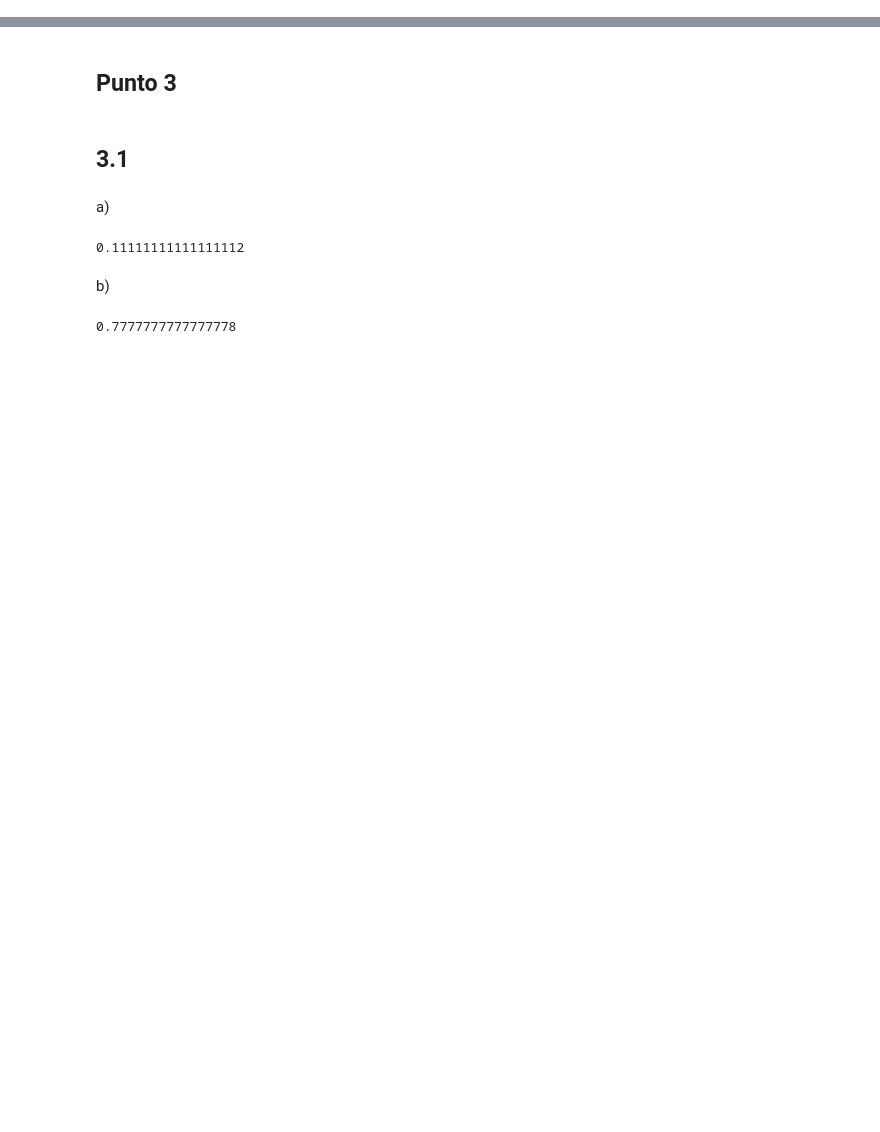
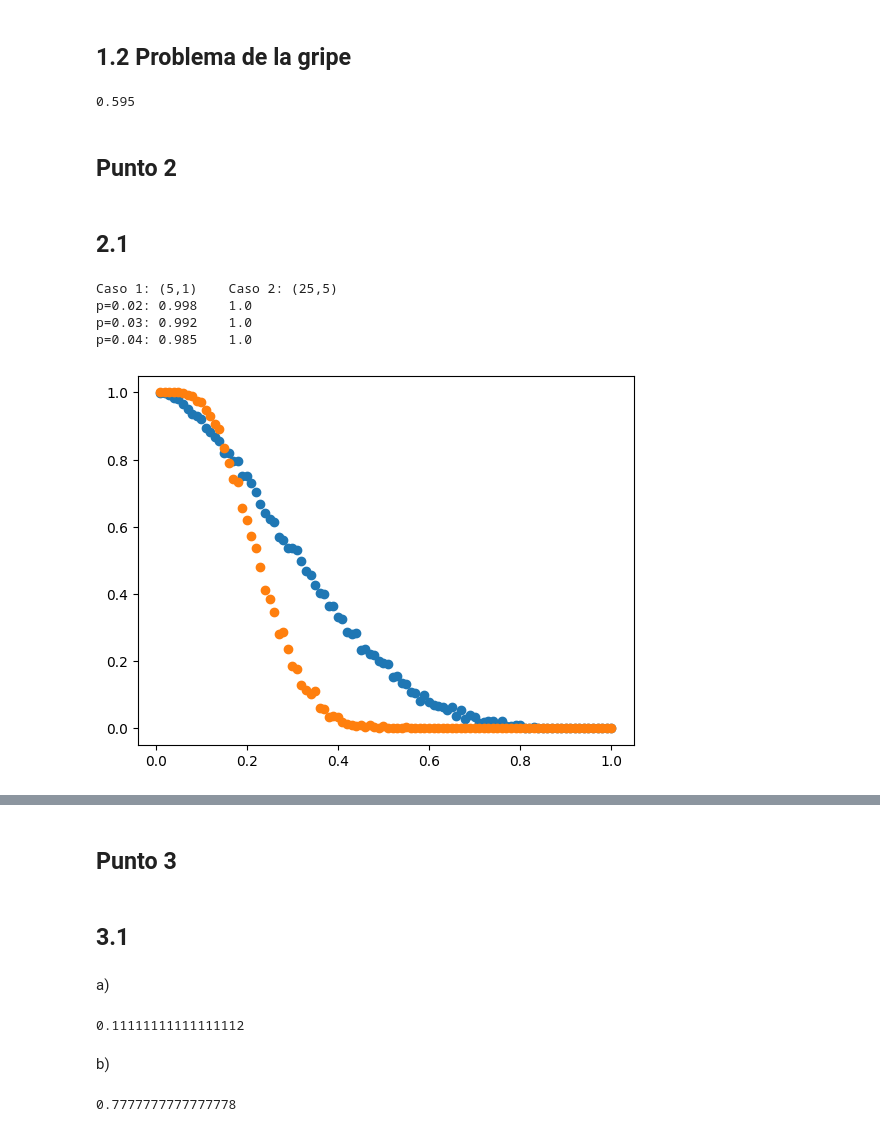
Before and after one commit to Alejandri731/MetodosI_MarianaMontoya_JoseCifuentes, a Jupyter notebook: Taller 4.ipynb, the cells around one changed output, grey strips where cells are left out. Drawn from its saved outputs; the diff is of its cells as text; code cells hidden in the pictures; blank space fills up the shorter version.

```diff
--- a/Taller 4.ipynb
+++ b/Taller 4.ipynb
@@ -6,0 +53,7 @@ import scipy as sp
+# %%
+N= 1000000
+evento_se_cumplio = 0
+for i in range(N):
+    np.random.shuffle(lista)
+    if lista[0] == 1:
+        evento_se_cumplio+=1
@@ -6,0 +64,2 @@ import scipy as sp
+# %% [markdown]
+## 1.2 Problema de la gripe
@@ -6,0 +88,54 @@ import scipy as sp
+# %%
+N= 10000
+evento_se_cumplio = 0
+for i in range(N):
+    np.random.shuffle(inoculados)
+    np.random.shuffle(no_inoculados)
+    if inoculados[0] == ["E", "C"] or no_inoculados[0] == ["E", "C"]:
+        evento_se_cumplio+=1
+
+print(evento_se_cumplio/N)
+# %% [output]
+0.595
+# %% [markdown]
+## Punto 2
+# %% [markdown]
+## 2.1
+# %%
+def curva_operacion(n, c, N):
+    eventos = []
+    prob_aceptacion = []
+    for i, p_i in enumerate(p):
+        eventos.append(np.random.binomial(n,p_i,N))
+        eventos[i].sort()
+        freq_absoluta_aceptacion = sum(num <= c for num in eventos[i])
+        prob_aceptacion.append(freq_absoluta_aceptacion/N)
+    return prob_aceptacion
+
+p =np.arange(1,101)/100
+
+# Definimos las variables requeridas para toda Curva de Operación
+n=5
+c=1
+N=1000   # Nro de muestras a revisar
+
+caso_1 = curva_operacion(n,c,N)
+
+n=25
+c=5
+
+caso_2 = curva_operacion(n,c,N)
+
+plt.scatter(p,caso_1)
+plt.scatter(p,caso_2)
+
+print("Caso 1: (5,1)\t Caso 2: (25,5)")
+print("p=0.02:", caso_1[1], "\t", caso_2[1])
+print("p=0.03:", caso_1[2], "\t", caso_2[2])
+print("p=0.04:", caso_1[3], "\t", caso_2[3])
+# %% [output]
+Caso 1: (5,1)    Caso 2: (25,5)
+p=0.02: 0.998    1.0
+p=0.03: 0.992    1.0
+p=0.04: 0.985    1.0
+[figure, added]
```
Also changed, not shown: parts of 25 cells of this notebook.
